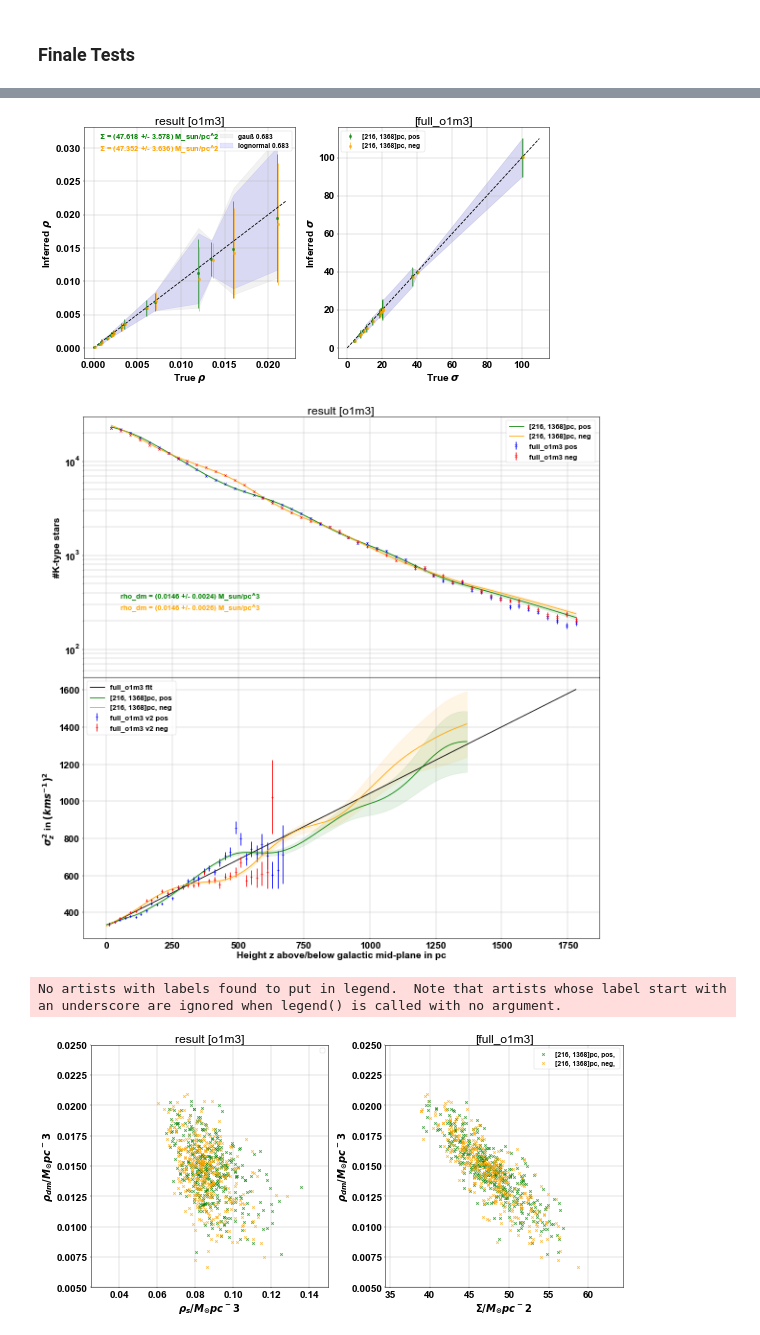
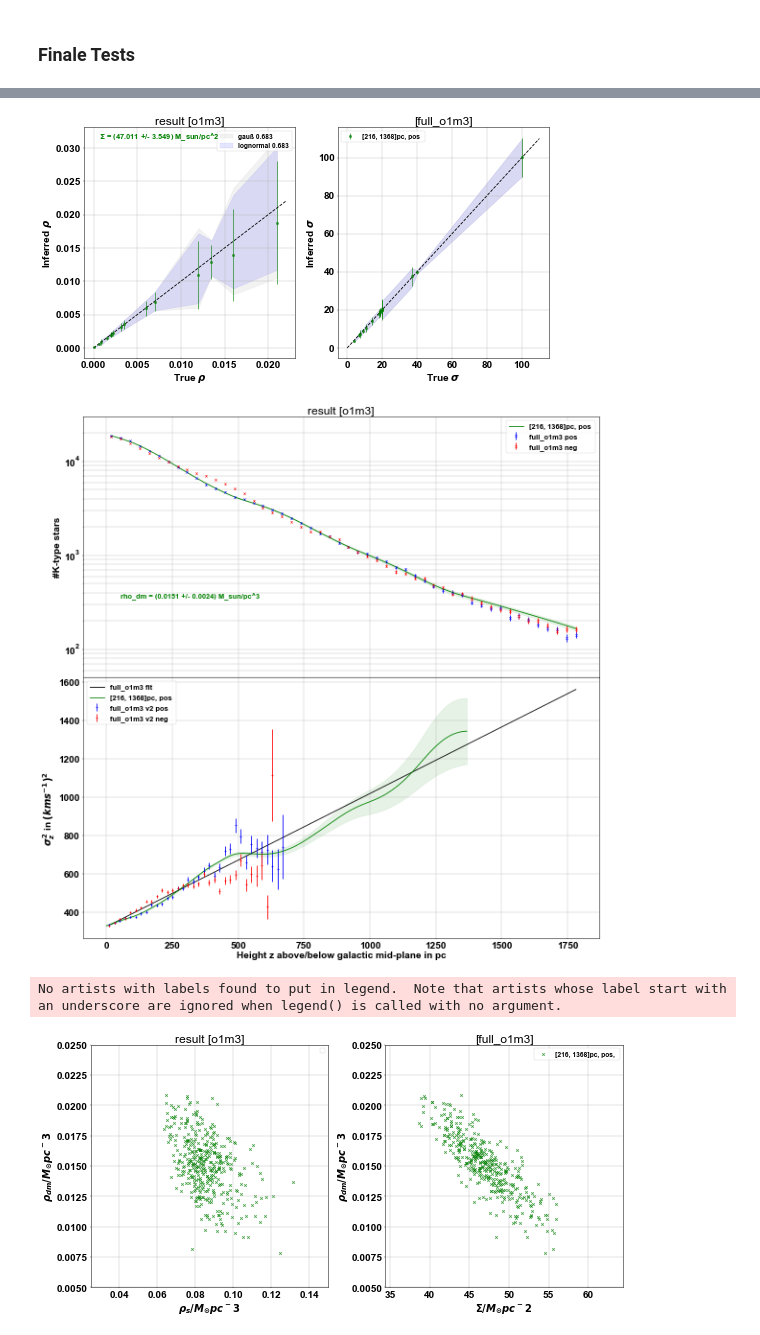
Before and after one commit to rubba0220/Bachelorarbeit, a Jupyter notebook: real data for Paper/eval_colour_with_correction.ipynb, the cells around one changed output, grey strips where cells are left out. Saved outputs shown, nothing was run; the diff lists cells and outputs as text; code cells hidden in the pictures.

Commit message:
new result pos

```diff
--- a/real data for Paper/eval_colour_with_correction.ipynb
+++ b/real data for Paper/eval_colour_with_correction.ipynb
@@ -381,9 +371,9 @@ No artists with labels found to put in legend.  Note that artists whose label st
 # %%
 # complete('full_o1m4', [[180, 1188, 'neg', 'f42', 'seed a 50 iterations'], [180, 1188, 'neg', 'ff42it100', 'seed a 100 iterations'], [180, 1188, 'neg', 'f80', 'seed b 50 iterations'], [180, 1188, 'neg', 'ff80it100', 'seed b 100 iterations']], title='iteration [o1m4 neg]')
 # %%
-complete('full_o1m3', [[216, 1368, 'pos', 'f42it50', ''], [216, 1368, 'neg', 'f42it50', '']], title='result [o1m3]', re='re')
+complete('full_o1m3', [[216, 1368, 'pos', 'f42it50', '']], title='result [o1m3]', re='re') #[216, 1368, 'neg', 'f42it50', '']
 # %% [output]
-[figure, old version]
+[figure, new version]
-[figure, old version]
+[figure, new version]
 No artists with labels found to put in legend.  Note that artists whose label start with an underscore are ignored when legend() is called with no argument.
-[figure, old version]
+[figure, new version]
```
Also changed, not shown: parts of 2 cells of this notebook, 11 other files.
